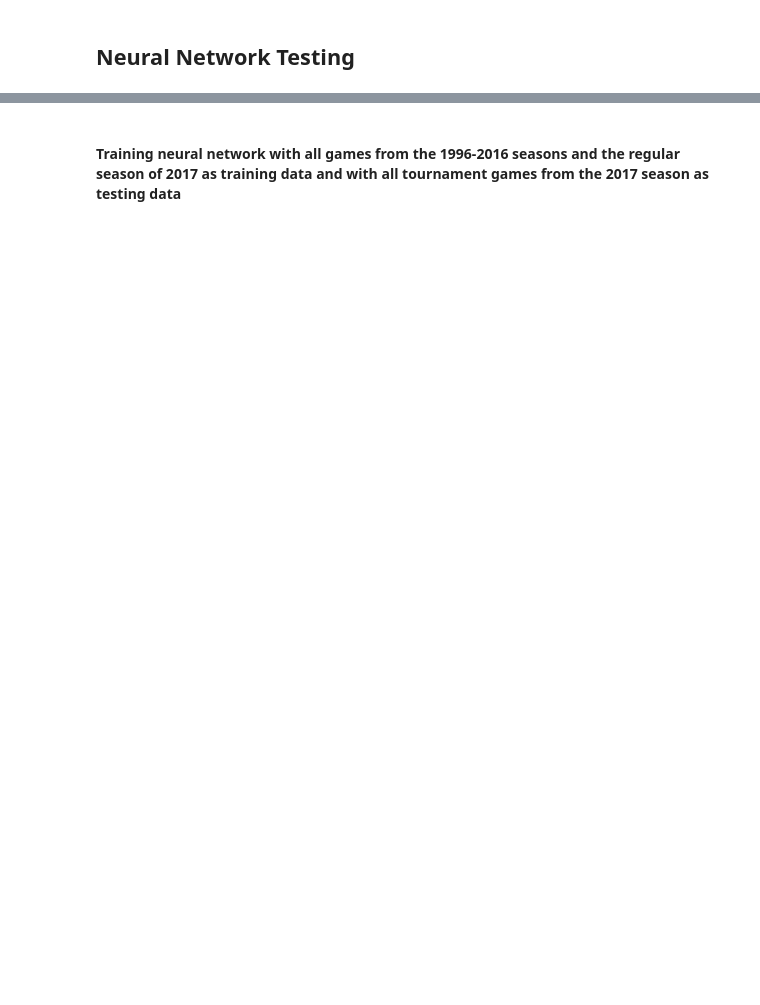
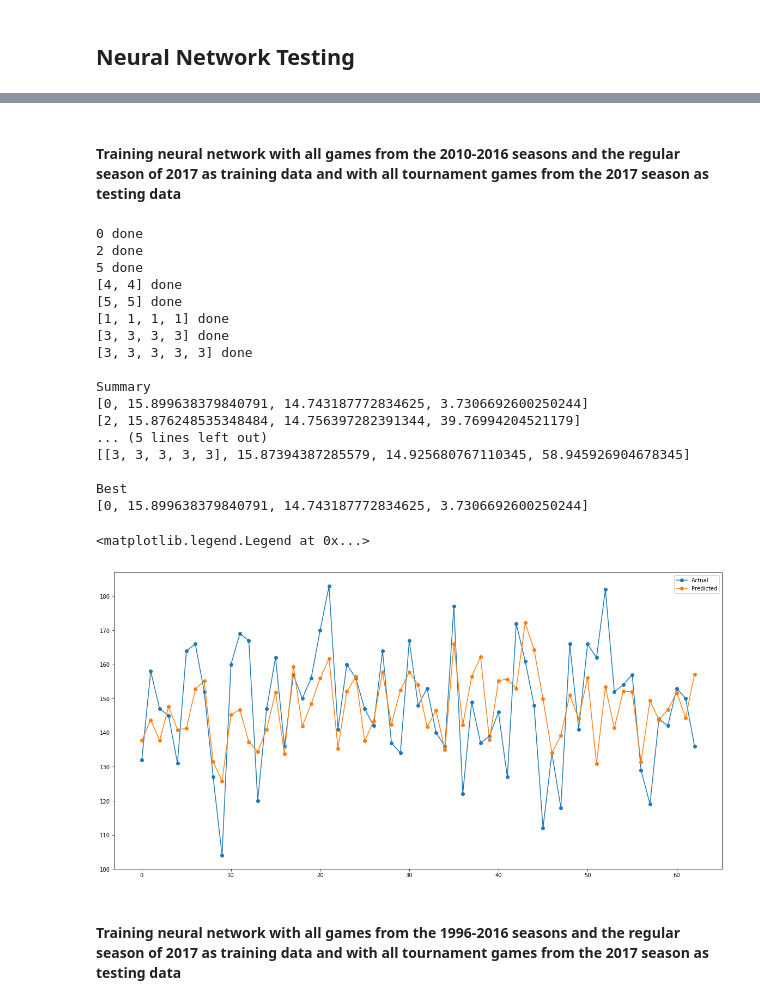
Before and after one commit to AndrewZimmerman/CS440_Project, a Jupyter notebook: NCAATournament_nn.ipynb, the cells around one changed output, grey strips where cells are left out. Drawn from its saved outputs; the diff is of its cells as text; code cells hidden in the pictures; blank space fills up the shorter version.

```diff
--- a/NCAATournament_nn.ipynb
+++ b/NCAATournament_nn.ipynb
@@ -62,11 +62,12 @@ def removeTournamentGamesFromData(year):
 
     return newGameYearData
 # %%
-def formatData(yearRange,gameData):
+def formatData(yearRange,gameData,acceptedOpponentStats=[]):
     #formatting data for use in nn
-    acceptedTeamStats = [4,10,12,13,16,17,20,23]
-    acceptedOpponentStats = [4,10,12,13,16,17,20,23]
-#2,3,4,5,6,7,8,9,10,11,12,13,16,17,18,19,20,23
+    acceptedTeamStats = [2,3,4,5,6,7,8,9,10,11,12,13,16,17,18,19,23]
+    if acceptedOpponentStats == []:
+        acceptedOpponentStats = [2,3,4,5,6,7,8,9,10,11,12,13,16,17,18,19,20,23]
+
     years = [i for i in range(yearRange[0],yearRange[1]+1)]
 
     data = []
@@ -216,4 +204,49 @@ repetitions = 20
 nns = [0,2,5,[4,4],[5,5],[1,1,1,1],[3,3,3,3],[3,3,3,3,3]]
+# %% [markdown]
+#### Training neural network with all games from the 2010-2016 seasons and the regular season of 2017 as training data and with all tournament games from the 2017 season as testing data
+# %%
+results = train.trainNNsWithTrainData(trainXdata_from2010, trainTdata_from2010, testXdata,testTdata, nns, repetitions, iterations)
+print("")
+
+print("Summary")
+summary = train.summarize(results)
+for temp in summary:
+    print(temp)
+print("")
+
+print("Best")
+best = train.bestNetwork(summary)
+print(best)
+print("")
+
+nnet = nn.NeuralNetwork(trainXdata_from2010.shape[1], best[0], trainTdata_from2010.shape[1])
+nnet.train(trainXdata_from2010, trainTdata_from2010, nIterations=iterations)
+YtestData = nnet.use(testXdata)
+
+plt.figure(figsize=(20,10))
+plt.plot(testTdata[:,0],'o-',label="Actual")
+plt.plot(YtestData[:,0],'o-',label="Predicted")
+plt.legend()
+# %% [output]
+0 done
+2 done
+5 done
+[4, 4] done
+[5, 5] done
+[1, 1, 1, 1] done
+[3, 3, 3, 3] done
+[3, 3, 3, 3, 3] done
+
+Summary
+[0, 15.899638379840791, 14.743187772834625, 3.7306692600250244]
+[2, 15.876248535348484, 14.756397282391344, 39.76994204521179]
+... (5 lines left out)
+[[3, 3, 3, 3, 3], 15.87394387285579, 14.925680767110345, 58.945926904678345]
+
+Best
+[0, 15.899638379840791, 14.743187772834625, 3.7306692600250244]
+<matplotlib.legend.Legend at 0x...>
+[figure, added]
 # %% [markdown]
 #### Training neural network with all games from the 1996-2016 seasons and the regular season of 2017 as training data and with all tournament games from the 2017 season as testing data
 # %%
```
Also changed, not shown: parts of 18 cells of this notebook.
